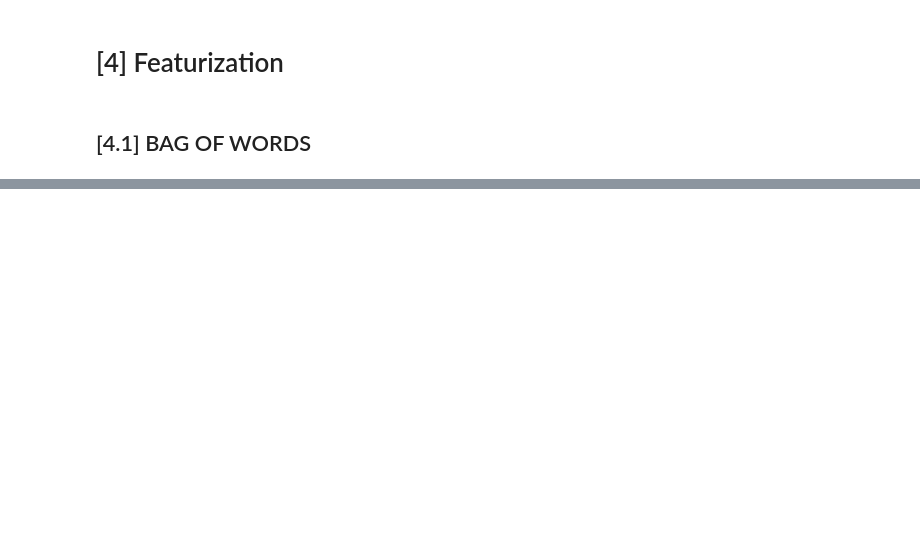
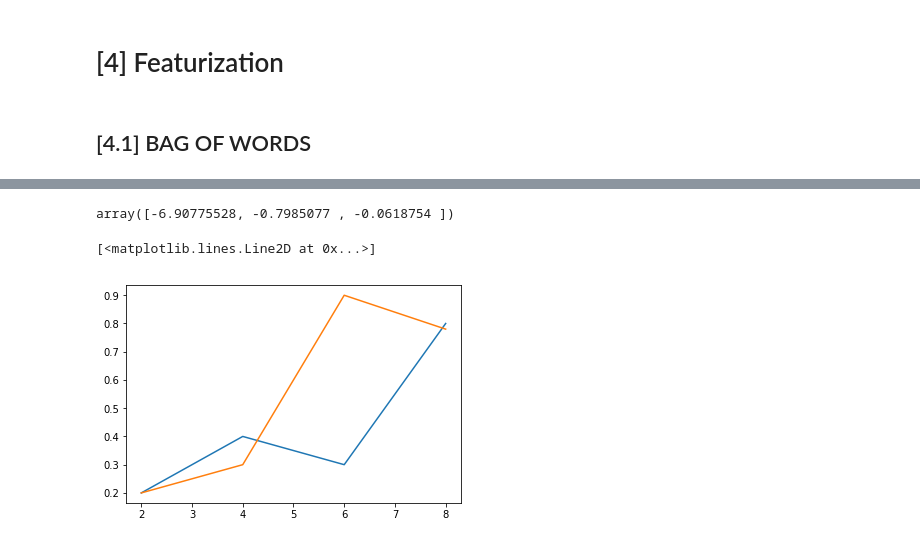
Before and after one commit to Kali-Dev/amazon-fine-food-reviews-analysis, a Jupyter notebook: Naive_bayes model for amazon fine food reviews dataset.ipynb, the cells around one changed output, grey strips where cells are left out. Drawn from its saved outputs; the diff is of its cells as text; code cells hidden in the pictures; blank space fills up the shorter version.

```diff
--- a/Naive_bayes model for amazon fine food reviews dataset.ipynb
+++ b/Naive_bayes model for amazon fine food reviews dataset.ipynb
@@ -350,3 +424,13 @@ print(unigram_xtrain_vect.shape, unigram_xcv_vect.shape, unigram_xtest_vect.shap
+# %%
+np.log([0.001,0.45,0.94])
+# %% [output]
+array([-6.90775528, -0.7985077 , -0.0618754 ])
+# %%
+plt.plot([2,4,6,8],[0.2,0.4,0.3,0.8])
+plt.plot([2,4,6,8],[0.2,0.3,0.9,0.78])
+# %% [output]
+[<matplotlib.lines.Line2D at 0x...>]
+[figure, added]
 # %%
 def mnb_model(x_train, y_train, x_cv, y_cv, x_test, y_test, algo,step):
     '''this function uses the validation dataset to find the optimal k
```
Also changed, not shown: parts of 47 cells of this notebook.
